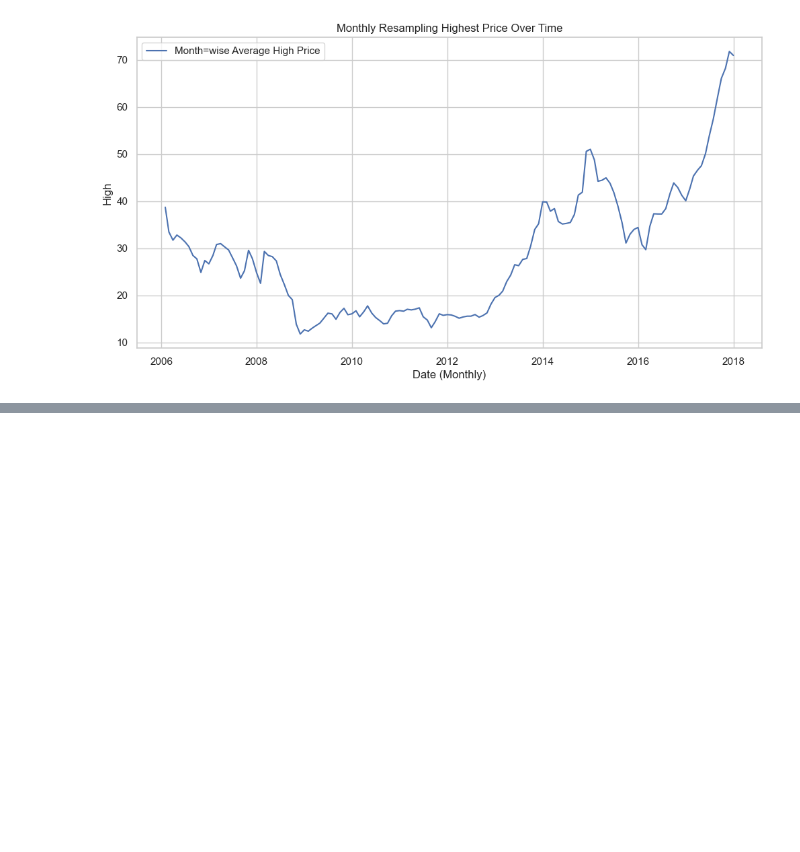
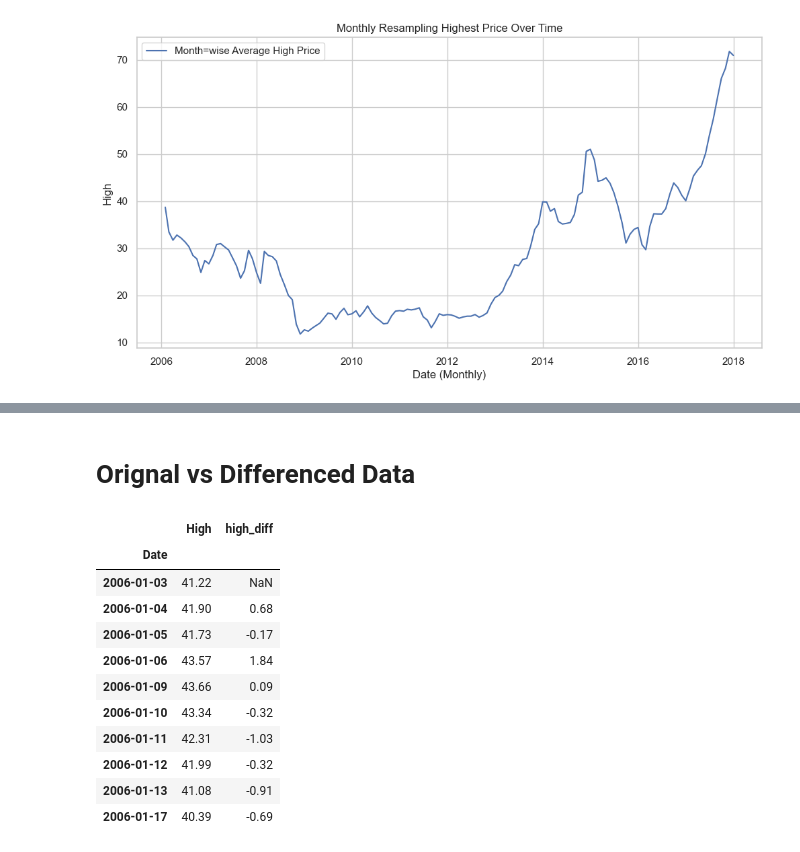
Before and after one commit to sahil120105/Time-Series-Analysis, a Jupyter notebook: Stock Price Analysis/Stock Price Analysis.ipynb, the cells around one changed output, grey strips where cells are left out. Cells and saved outputs as stored; diff of their text form; code cells hidden in the pictures; blank space fills up the shorter version.

```diff
--- a/Stock Price Analysis/Stock Price Analysis.ipynb
+++ b/Stock Price Analysis/Stock Price Analysis.ipynb
@@ -100,0 +193,19 @@ plt.show()
+# %% [markdown]
+# Orignal vs Differenced Data
+# %%
+# Create a df with "High" and "high_diff" cols side by side
+df_combined = pd.concat([df["High"], df["high_diff"]], axis=1)
+df_combined.head(10)
+# %% [output]
+|  | High | high_diff |
+| Date |  |  |
+| 2006-01-03 | 41.22 | NaN |
+| 2006-01-04 | 41.90 | 0.68 |
+| 2006-01-05 | 41.73 | -0.17 |
+| 2006-01-06 | 43.57 | 1.84 |
+| 2006-01-09 | 43.66 | 0.09 |
+| 2006-01-10 | 43.34 | -0.32 |
+| 2006-01-11 | 42.31 | -1.03 |
+| 2006-01-12 | 41.99 | -0.32 |
+| 2006-01-13 | 41.08 | -0.91 |
+| 2006-01-17 | 40.39 | -0.69 |
```
Also changed, not shown: parts of 11 cells of this notebook.
